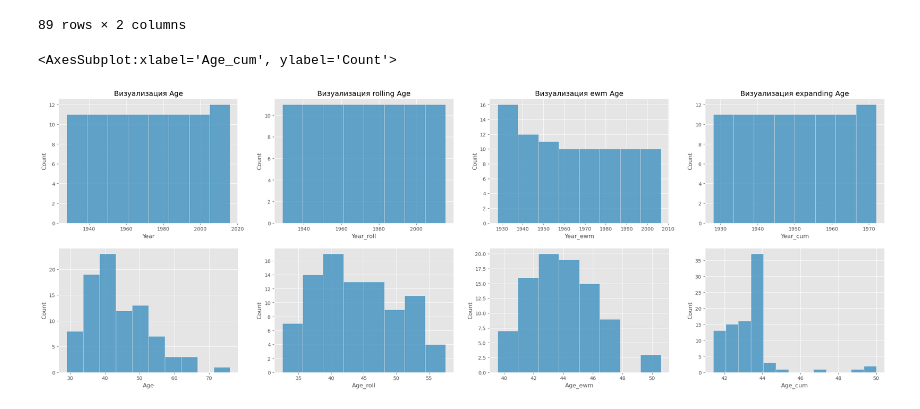
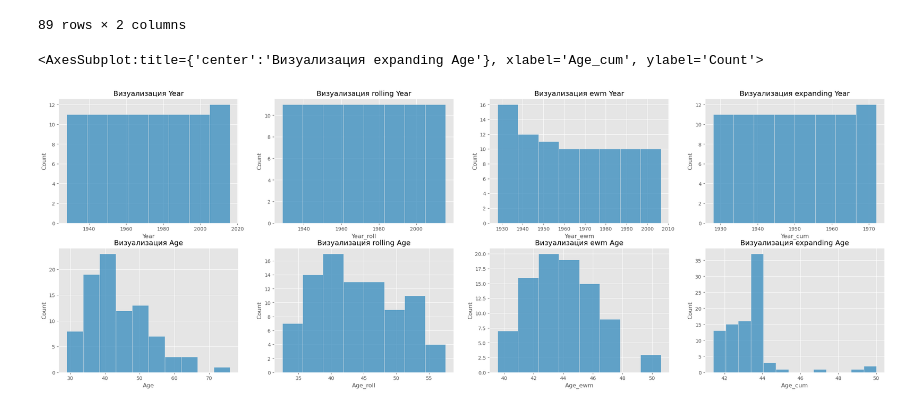
Before and after one commit to paulyurlov/DataVisualization, a Jupyter notebook: Семинар_13.ipynb, the cells around one changed output. Saved outputs shown, nothing was run; the diff lists cells and outputs as text; code cells hidden in the pictures.

```diff
--- a/Семинар_13.ipynb
+++ b/Семинар_13.ipynb
@@ -185,29 +191,29 @@ df['Age_cum'] = df['Age'].expanding().mean()
 # %%
 fig, ax = plt.subplots(2, 4, figsize=(30, 10))
 
 ax[0][0].set_title('Визуализация Year')
 sns.histplot(x=df['Year'], ax=ax[0][0])
 
 ax[0][1].set_title('Визуализация rolling Year')
 sns.histplot(x=df['Year_roll'], ax=ax[0][1])
 
 ax[0][2].set_title('Визуализация ewm Year')
 sns.histplot(x=df['Year_ewm'], ax=ax[0][2])
 
 ax[0][3].set_title('Визуализация expanding Year')
 sns.histplot(x=df['Year_cum'], ax=ax[0][3])
 
-ax[0][0].set_title('Визуализация Age')
+ax[1][0].set_title('Визуализация Age')
 sns.histplot(x=df['Age'], ax=ax[1][0])
 
-ax[0][1].set_title('Визуализация rolling Age')
+ax[1][1].set_title('Визуализация rolling Age')
 sns.histplot(x=df['Age_roll'], ax=ax[1][1])
 
-ax[0][2].set_title('Визуализация ewm Age')
+ax[1][2].set_title('Визуализация ewm Age')
 sns.histplot(x=df['Age_ewm'], ax=ax[1][2])
 
-ax[0][3].set_title('Визуализация expanding Age')
+ax[1][3].set_title('Визуализация expanding Age')
 sns.histplot(x=df['Age_cum'], ax=ax[1][3])
 # %% [output]
-<AxesSubplot:xlabel='Age_cum', ylabel='Count'>
+<AxesSubplot:title={'center':'Визуализация expanding Age'}, xlabel='Age_cum', ylabel='Count'>
-[figure, old version]
+[figure, new version]
```
Also changed, not shown: parts of 3 cells of this notebook, 1 other file.
